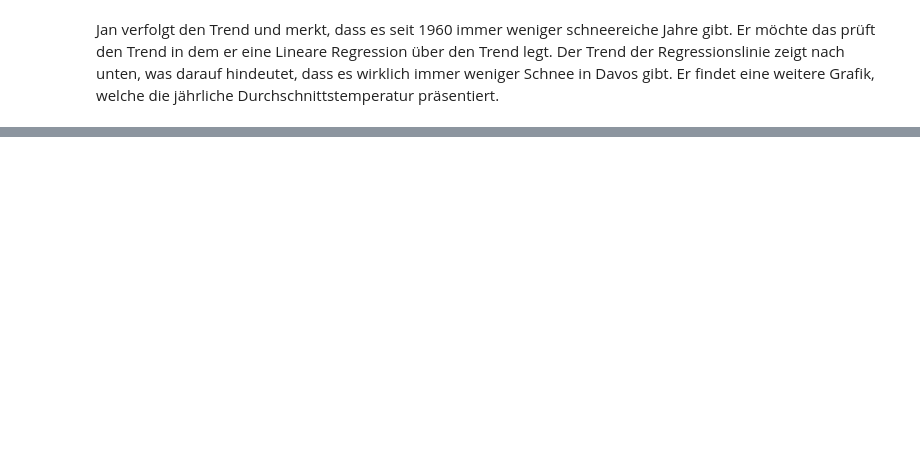
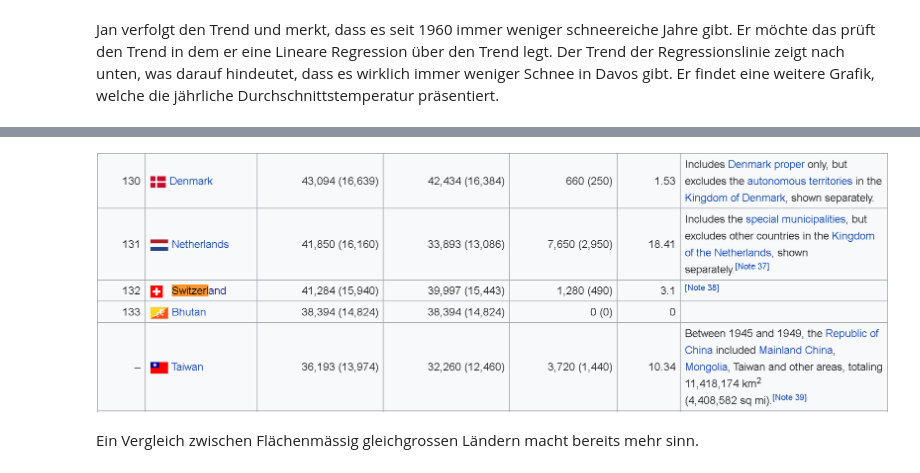
Before and after one commit to kenfus/FS2020-Project-Climate-Change, a Jupyter notebook: storytelling/DataStory.ipynb, the cells around one changed output, grey strips where cells are left out. Saved outputs shown, nothing was run; the diff lists cells and outputs as text; code cells hidden in the pictures; blank space fills up the shorter version.

Commit message:
Added some plots to Data Story

```diff
--- a/storytelling/DataStory.ipynb
+++ b/storytelling/DataStory.ipynb
@@ -132,0 +242,7 @@ Jan verfolgt den Trend und merkt, dass es seit 1960 immer weniger schneereiche J
+# %%
+from IPython.display import Image
+Image(filename='switzerland_similarsizes.png')
+# %% [output]
+[figure, added]
+# %% [markdown]
+Ein Vergleich zwischen Flächenmässig gleichgrossen Ländern macht bereits mehr sinn.
```
Also changed, not shown: parts of 22 cells of this notebook.
